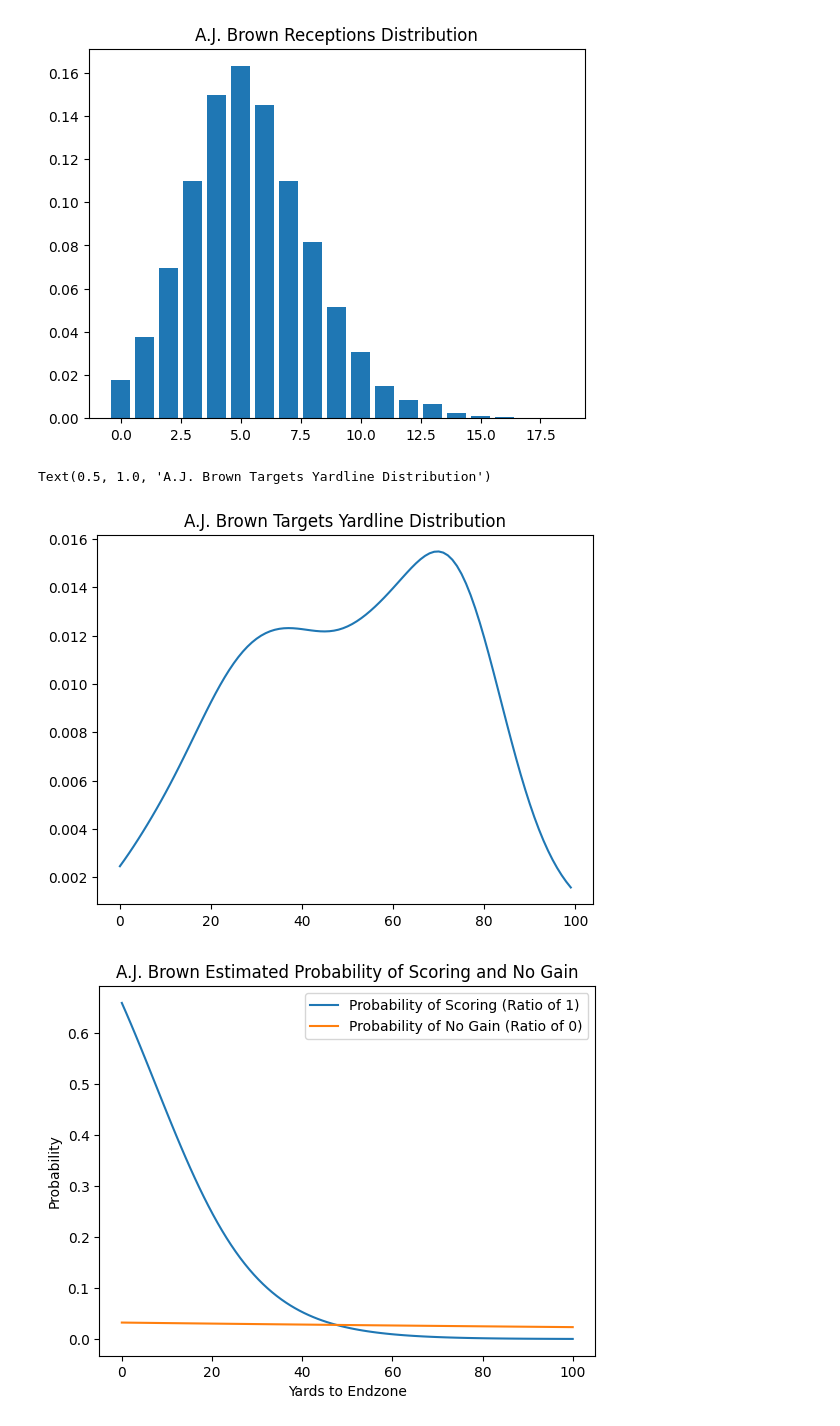
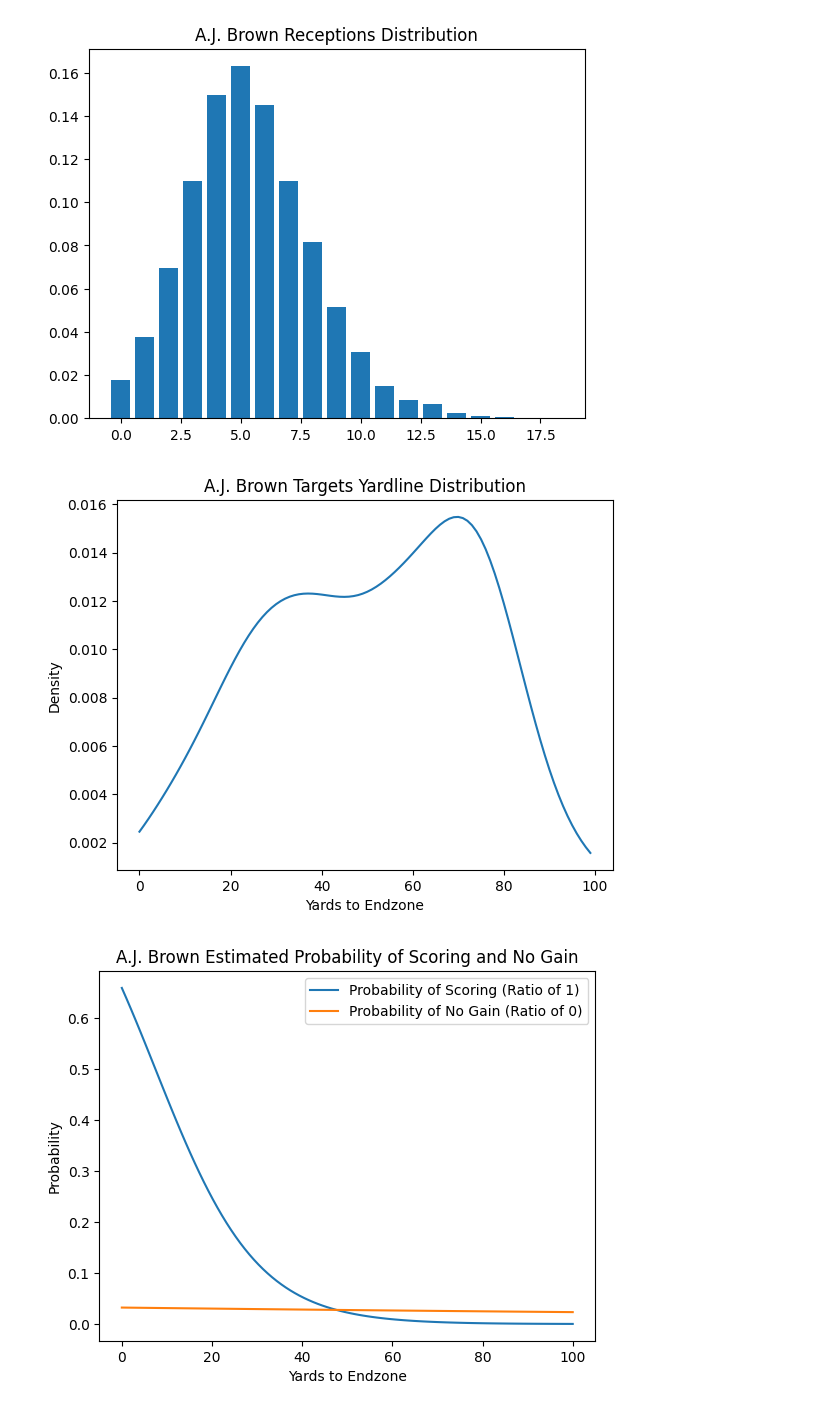
Before and after one commit to masonyahrFD/super_bowl_props, a Jupyter notebook: markets/longest_reception.ipynb, the cells around one changed output. Saved outputs shown, nothing was run; the diff lists cells and outputs as text; code cells hidden in the pictures.

Commit message:
adding axis names to charts

```diff
--- a/markets/longest_reception.ipynb
+++ b/markets/longest_reception.ipynb
@@ -516,4 +512,8 @@ def fit_yards_ratio_dist_pymc(plr_id, plr_pos):
         return beta_plr[["b0", "b1", "sd"]].to_dict("records")[0]
 # %% [markdown]
 ### SB Sim
+# %%
+sb_plrs = prop.query("game_id == 8297 and prop_name == 'rec'")
+#sb_plrs["line"] = np.where(sb_plrs["player_name"] == "Justin Watson", 1.0, sb_plrs["line"])
+sb_plrs = sb_plrs.to_dict("records")
 # %%
@@ -663,10 +680,11 @@ Text(0.5, 1.0, 'A.J. Brown Receptions Distribution')
 # %%
 target_dist = sb_plrs_dict["A.J. Brown"]["target_yards_dist"]
 plt.plot(target_dist.index, target_dist)
 plt.title("A.J. Brown Targets Yardline Distribution")
+plt.xlabel("Yards to Endzone")
+plt.ylabel("Density");
 # %% [output]
-Text(0.5, 1.0, 'A.J. Brown Targets Yardline Distribution')
-[figure, old version]
+[figure, new version]
 # %%
 zero_one_models = sb_plrs_dict["A.J. Brown"]["zero_one_models"]
 
```
Also changed, not shown: parts of 6 cells of this notebook.
